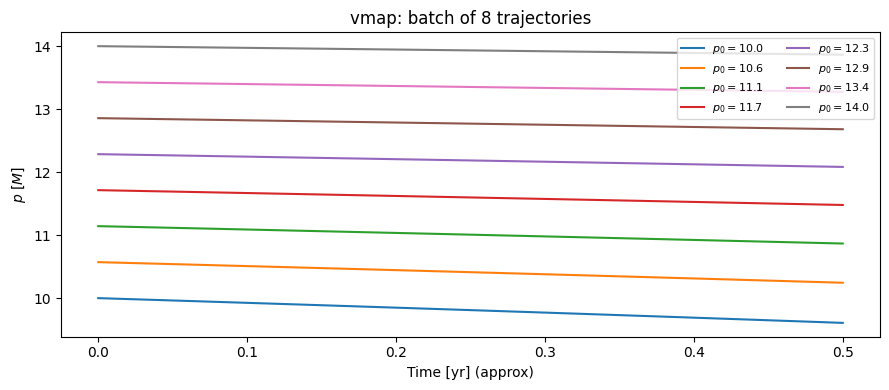
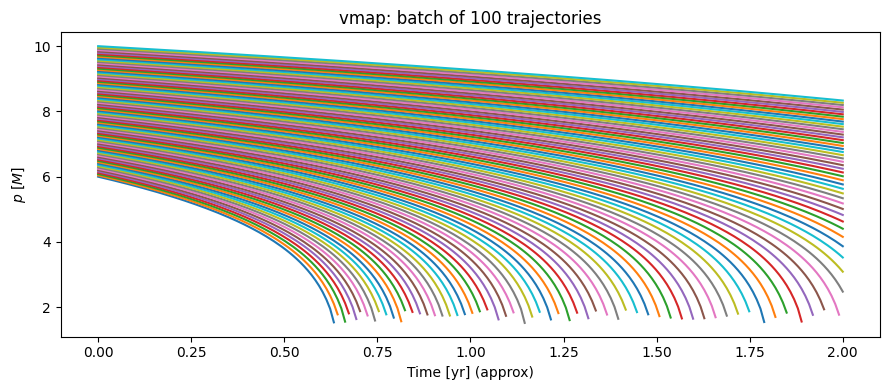
Unified diff of the notebook cell whose output changed from the first chart to the second:
--- before
+++ after
@@ -1,4 +1,4 @@
 fig, ax = plt.subplots(figsize=(9, 4))
-t_dummy = np.linspace(0, 0.5, 80)  # approximate time axis
+t_dummy = np.linspace(0, 2.0, 200)  # approximate time axis
 for i in range(len(p0_batch)):
     p_i = np.asarray(p_batch[i])
@@ -7,6 +7,6 @@
 ax.set_xlabel("Time [yr] (approx)")
 ax.set_ylabel("$p$ [$M$]")
-ax.set_title("vmap: batch of 8 trajectories")
-ax.legend(ncol=2, fontsize=8)
+ax.set_title("vmap: batch of 100 trajectories")
+# ax.legend(ncol=2, fontsize=8)
 plt.tight_layout()
 plt.show()

Commit: Test example notebooks again